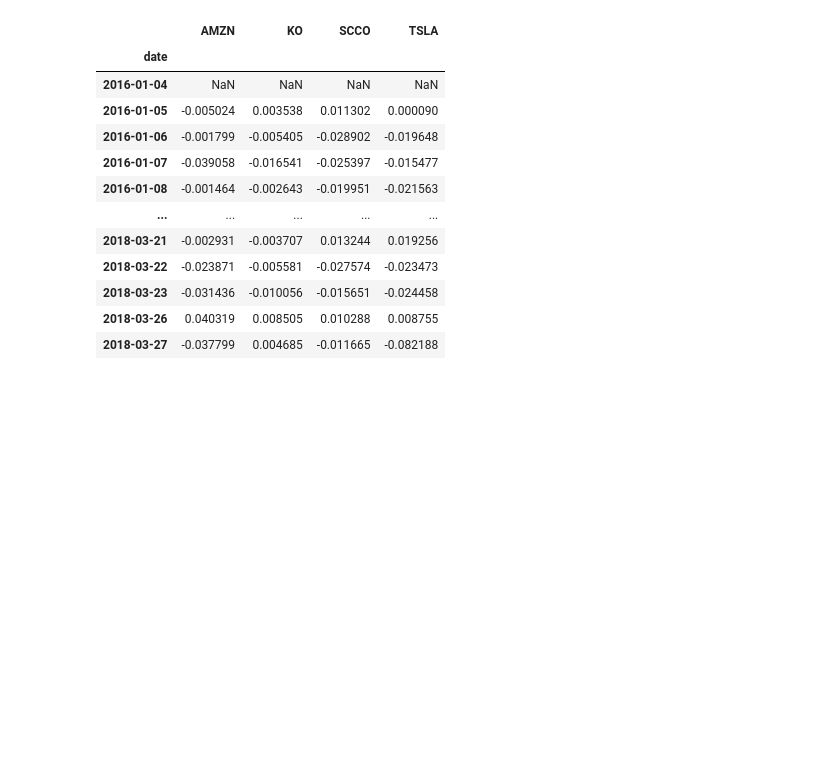
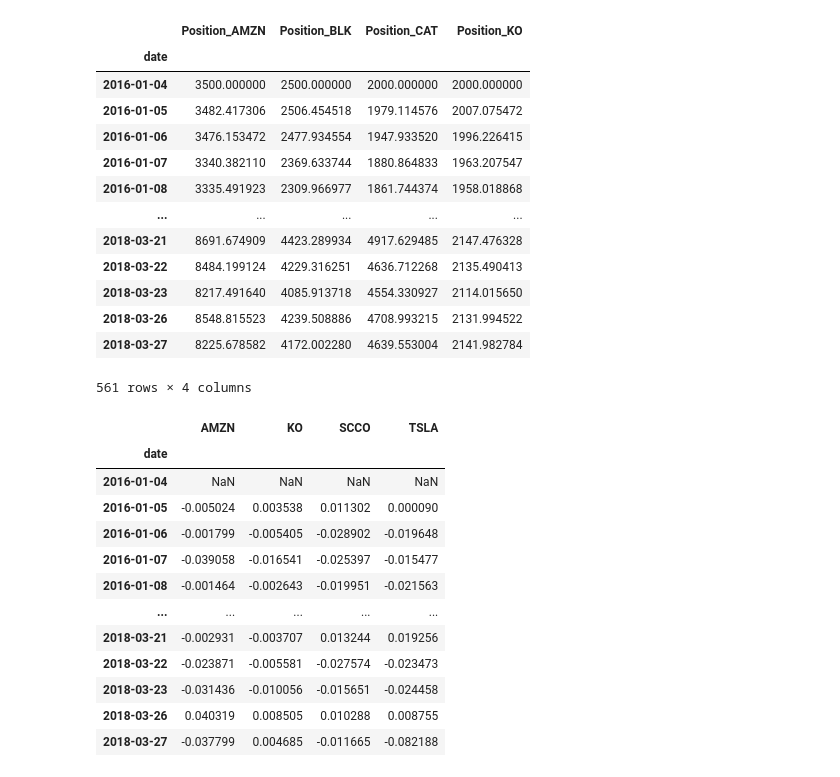
Before and after one commit to PBenavides/Practice_Notebooks, a Jupyter notebook: Finance_with_Python/Markowitz efficient frontier portfolio.ipynb, the cells around one changed output. Drawn from its saved outputs; the diff is of its cells as text; code cells hidden in the pictures; blank space fills up the shorter version.

```diff
--- a/Untitled Folder/Markowitz efficient frontier portfolio.ipynb
+++ b/Finance_with_Python/Markowitz efficient frontier portfolio.ipynb
@@ -28,5 +17,3 @@ memory usage: 52.7+ KB
-# %%
-df = data.set_index('date')
 # %%
-table = df.pivot(columns='ticker')
-table.columns = [col[1] for col in table.columns]
+df = df.pivot(columns='ticker')
+df.columns = [col[1] for col in df.columns]
@@ -32,0 +22,19 @@ table.columns = [col[1] for col in table.columns]
+# %%
+#We will create a function to calculate the sharpe ratio.
+def calculate_returns_sharpe_ratio(df,weights,total_investment=10000):
+    sharpe_dict = dict()
+    for weight,stock in zip(weights,df.columns):
+        norm_returns = df[stock]/df[stock].iloc[0]
+        position = norm_returns*weight*total_investment
+        sharpe_dict['Position_'+stock] = position
+    portfolio_position = pd.DataFrame(sharpe_dict).sum(axis=1)
+    cumulative_return = 100*(portfolio_position[-1] / portfolio_position[0] - 1)
+    #Now we will calculate the sharpe ratio (Mean of returns - risk_free) / Stand.Deviat of portfolio
+    daily_return_portfolio = portfolio_position.pct_change()
+    print(daily_return_portfolio*100)
+    print("The cumulative return of the portfolio is: {:.2f} %".format(cumulative_return))
+
+    return pd.DataFrame(sharpe_dict)
+# %%
+weights = [.35,.25,.2,.2]
+s = calculate_returns_sharpe_ratio(df,weights)
@@ -33,3 +56,20 @@ table.columns = [col[1] for col in table.columns]
+# %%
+s
+# %% [output]
+|  | Position_AMZN | Position_BLK | Position_CAT | Position_KO |
+| date |  |  |  |  |
+| 2016-01-04 | 3500.000000 | 2500.000000 | 2000.000000 | 2000.000000 |
+| 2016-01-05 | 3482.417306 | 2506.454518 | 1979.114576 | 2007.075472 |
+| 2016-01-06 | 3476.153472 | 2477.934554 | 1947.933520 | 1996.226415 |
+| 2016-01-07 | 3340.382110 | 2369.633744 | 1880.864833 | 1963.207547 |
+| 2016-01-08 | 3335.491923 | 2309.966977 | 1861.744374 | 1958.018868 |
+| ... | ... | ... | ... | ... |
+| 2018-03-21 | 8691.674909 | 4423.289934 | 4917.629485 | 2147.476328 |
+| 2018-03-22 | 8484.199124 | 4229.316251 | 4636.712268 | 2135.490413 |
+| 2018-03-23 | 8217.491640 | 4085.913718 | 4554.330927 | 2114.015650 |
+| 2018-03-26 | 8548.815523 | 4239.508886 | 4708.993215 | 2131.994522 |
+| 2018-03-27 | 8225.678582 | 4172.002280 | 4639.553004 | 2141.982784 |
+561 rows × 4 columns
 # %%
 table.pct_change()
 # %% [output]
```
Also changed, not shown: parts of 6 cells of this notebook, 4 other files.
